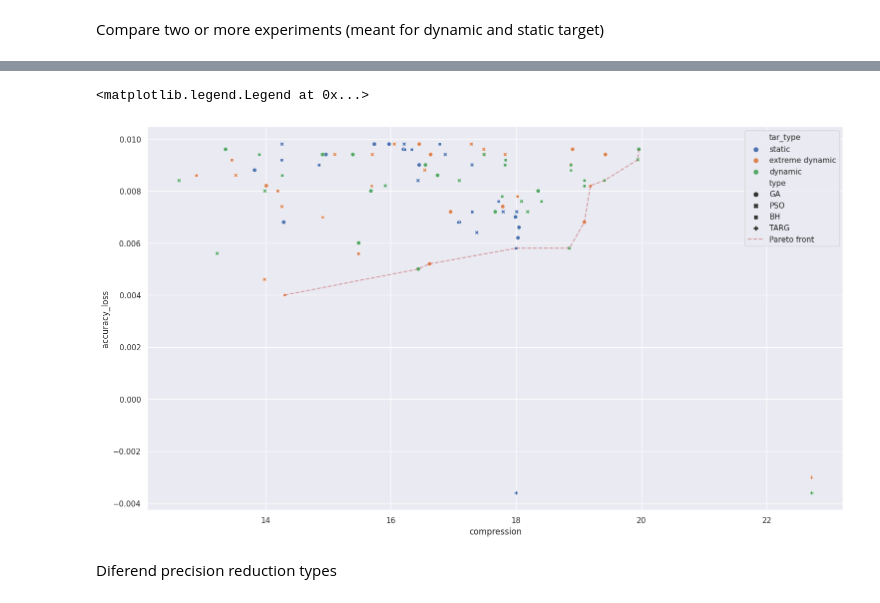
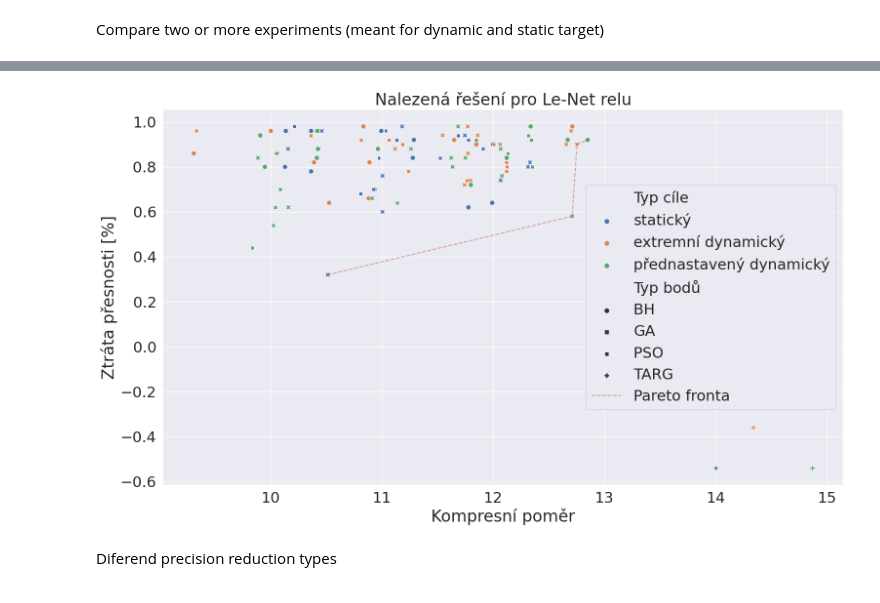
Before and after one commit to xcoupe01/nn_weight_share_optimization, a Jupyter notebook: notebooks/lenet_compression/lenet_compression_compare.ipynb, the cells around one changed output, grey strips where cells are left out. Cells and saved outputs as stored; diff of their text form; code cells hidden in the pictures.

```diff
--- a/notebooks/lenet_compression/lenet_compression_compare.ipynb
+++ b/notebooks/lenet_compression/lenet_compression_compare.ipynb
@@ -85,6 +86,8 @@ for dir in exp_dirs:
 
         # get correct fitness row by current fitness controller
         loc_fit_cont.fit_from_df(save_df, verbose=True)
+
+        save_df = save_df[save_df['accuracy_loss'] < 0.01]
 
         # saving best found row
         data_row = (save_df[save_df['fitness'] == save_df['fitness'].max()]).iloc[0]
@@ -197,18 +225,16 @@ if SAVE_PLOTS:
 # %% [markdown]
 Compare two or more experiments (meant for dynamic and static target)
 # %%
-NET_TYPE = 'tanh'
-
 FOLDERS_EXP = [
-    {'path': os.path.join(PATH_PREFIX, f'results/lenet_{NET_TYPE}_compress_50_locked/'), 'type': 'static'},
-    {'path': os.path.join(PATH_PREFIX, f'results/lenet_{NET_TYPE}_compress_50_extrem_dynamic/'), 'type': 'extreme dynamic'},
-    {'path': os.path.join(PATH_PREFIX, f'results/lenet_{NET_TYPE}_compress_50_dynamic/'), 'type': 'dynamic'}
+    {'path': os.path.join(PATH_PREFIX, f'results/lenet_{NET_TYPE}_compress_50_locked/'), 'type': 'statický'},
+    {'path': os.path.join(PATH_PREFIX, f'results/lenet_{NET_TYPE}_compress_50_extrem_dynamic/'), 'type': 'extremní dynamický'},
+    {'path': os.path.join(PATH_PREFIX, f'results/lenet_{NET_TYPE}_compress_50_dynamic/'), 'type': 'přednastavený dynamický'}
     ]
 
 FILE_FILT_SHOW = [
-    'lenet_GA_save.csv',
-    'lenet_PSO_save.csv',
-    'lenet_BH_save.csv',
+    'GA_save.csv',
+    'PSO_save.csv',
+    'BH_save.csv',
 ]
 # %%
 fit_conts:list[FitnessController] = []
@@ -219,8 +245,8 @@ data_complete = {
     'accuracy_loss': [],
     'compression': [],
     'fitness':[],
-    'type': [],
-    'tar_type': [],
+    'Typ bodů': [],
+    'Typ cíle': [],
 }
 
 for experiment in FOLDERS_EXP:
@@ -279,8 +305,8 @@ for experiment in FOLDERS_EXP:
             data_complete['accuracy_loss'].append(data_row['accuracy_loss'])
             data_complete['compression'].append(data_row['compression'])
             data_complete['fitness'].append(data_row['fitness'])
-            data_complete['type'].append(SAVE_FILES[file])
-            data_complete['tar_type'].append(experiment['type'])
+            data_complete['Typ bodů'].append(SAVE_FILES[file])
+            data_complete['Typ cíle'].append(experiment['type'])
 
 data_complete = pd.DataFrame(data_complete)
 # %% [output]
@@ -306,5 +330,14 @@ pareto_front = pareto_from_df(data_complete)
 # %%
+data_complete['accuracy_loss'] = data_complete['accuracy_loss'] * 100
+data_complete['accuracy'] = data_complete['accuracy'] * 100
+
+
 before_loss = data_complete.loc[0]['accuracy'] + data_complete.loc[0]['accuracy_loss']
 
+
+pareto_front = pareto_from_df(data_complete)
+
 for i, fit_cont in enumerate(fit_conts):
-    data_complete.loc[len(data_complete.index)] = ['run0', fit_cont.targ[0], before_loss - fit_cont.targ[0], fit_cont.targ[1], 100, 'TARG', FOLDERS_EXP[i]['type']]
+    data_complete.loc[len(data_complete.index)] = ['run0', fit_cont.targ[0] * 100, before_loss - (fit_cont.targ[0] * 100), fit_cont.targ[1], 100, 'TARG', FOLDERS_EXP[i]['type']]
+
+data_complete
@@ -311,12 +370,15 @@ for i, fit_cont in enumerate(fit_conts):
 # %%
-sns.set(rc={'figure.figsize': (18, 10)})
-sns.scatterplot(data=data_complete, x='compression', y='accuracy_loss', style='type', hue='tar_type')
+sns.set(rc={'figure.figsize': (18, 10)}, font_scale=2)
+ax = sns.scatterplot(data=data_complete, x='compression', y='accuracy_loss', style='Typ bodů', hue='Typ cíle', s=50)
 
-plt.plot(list(pareto_front['compression']), list(pareto_front['accuracy_loss']), 'r--', alpha=0.5, label='Pareto front')
+plt.plot(list(pareto_front['compression']), list(pareto_front['accuracy_loss']) , 'r--', alpha=0.5, label='Pareto fronta')
 plt.legend()
+ax.set(xlabel='Kompresní poměr', ylabel='Ztráta přesnosti [%]', title=f'Nalezená řešení pro Le-Net {NET_TYPE}')
+
+if SAVE_PLOTS:
+    plt.savefig(os.path.join(SAVE_PLOTS_LOC, f'lenet_target_plot_{SAVE_PLOT_ID}.pdf'))
 # %% [output]
-<matplotlib.legend.Legend at 0x...>
-[figure, old version]
+[figure, new version]
 # %% [markdown]
 Diferend precision reduction types
 # %%
```
Also changed, not shown: parts of 20 cells of this notebook, 19 other files.
